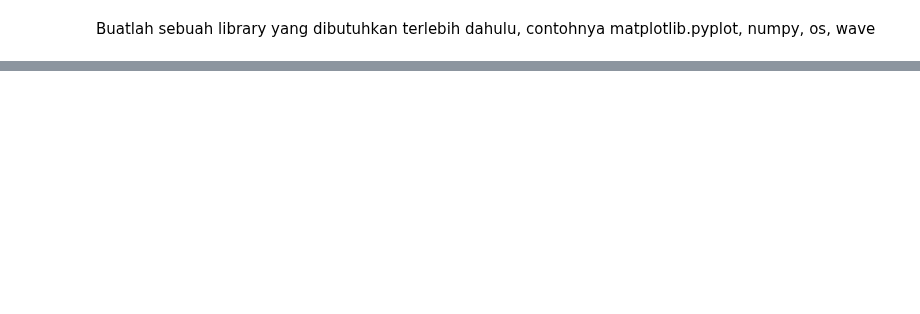
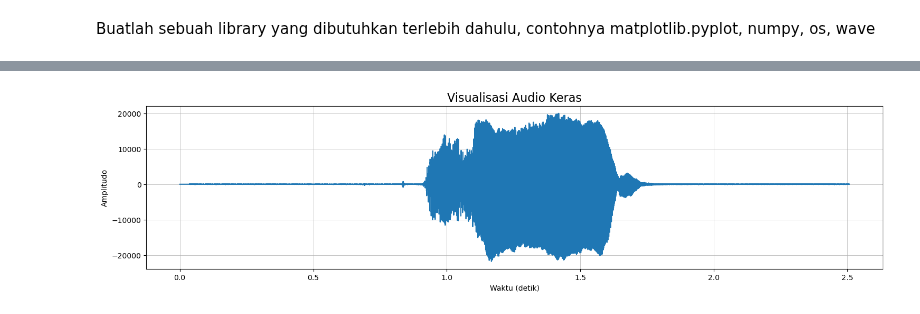
Before and after one commit to kevinsimorangkir21/Digital-Signal-Processing, a Jupyter notebook: L1 - audio-visualisation.ipynb, the cells around one changed output, grey strips where cells are left out. Drawn from its saved outputs; the diff is of its cells as text; code cells hidden in the pictures; blank space fills up the shorter version.

```diff
--- a/L1 - audio-visualisation.ipynb
+++ b/L1 - audio-visualisation.ipynb
@@ -54,3 +41,19 @@ with wave.open(file_path, 'r') as wav_file:  # Opening the wav file
+# %%
+# perintah menjalankan file keras.wav
+# jika mau melanjkan,CTRL A lalu CTRL /
+file_path = os.path.join(os.getcwd(), 'data', 'keras.wav')
+
+# check jika file tidak ada
+if not os.path.exists(file_path):
+    print('File tidak ditemukan')
+    exit()
+# %%
+with wave.open(file_path, 'r') as wav_file:                 # membuka file wav
+    # membaca semua frame
+    frames = wav_file.readframes(-1)
+    # mengubah frame ke array numpy
+    sound_data = np.frombuffer(frames, dtype=np.int16)
+    frame_rate = wav_file.getframerate()                    # mendapatkan sample rate
 # %%
 print(f"Isi dari sound_data: {sound_data}")
 print(f"Panjang dari sound_data: {len(sound_data)}")
@@ -59,14 +67,16 @@ print(f"Sample rate: {frame_rate}")
 # %%
 time_axis = np.linspace(0, len(sound_data) / frame_rate, num=len(sound_data))
 
 # menampilkan plot dengan matplotlib
 plt.figure(figsize=(18, 4))
 
 # Buat judul "Visualisasi Audio"
-plt.title('Visualisasi Audio', fontsize=16)
+plt.title('Visualisasi Audio Keras', fontsize=16)
 plt.plot(time_axis, sound_data)
 plt.xlabel('Waktu (detik)')
 plt.ylabel('Amplitudo')
 # Menampilkan grid yang halus
 plt.grid(linestyle='-', linewidth=0.5)
 plt.show()
+# %% [output]
+[figure, added]
```
Also changed, not shown: parts of 10 cells of this notebook, 13 other files.
